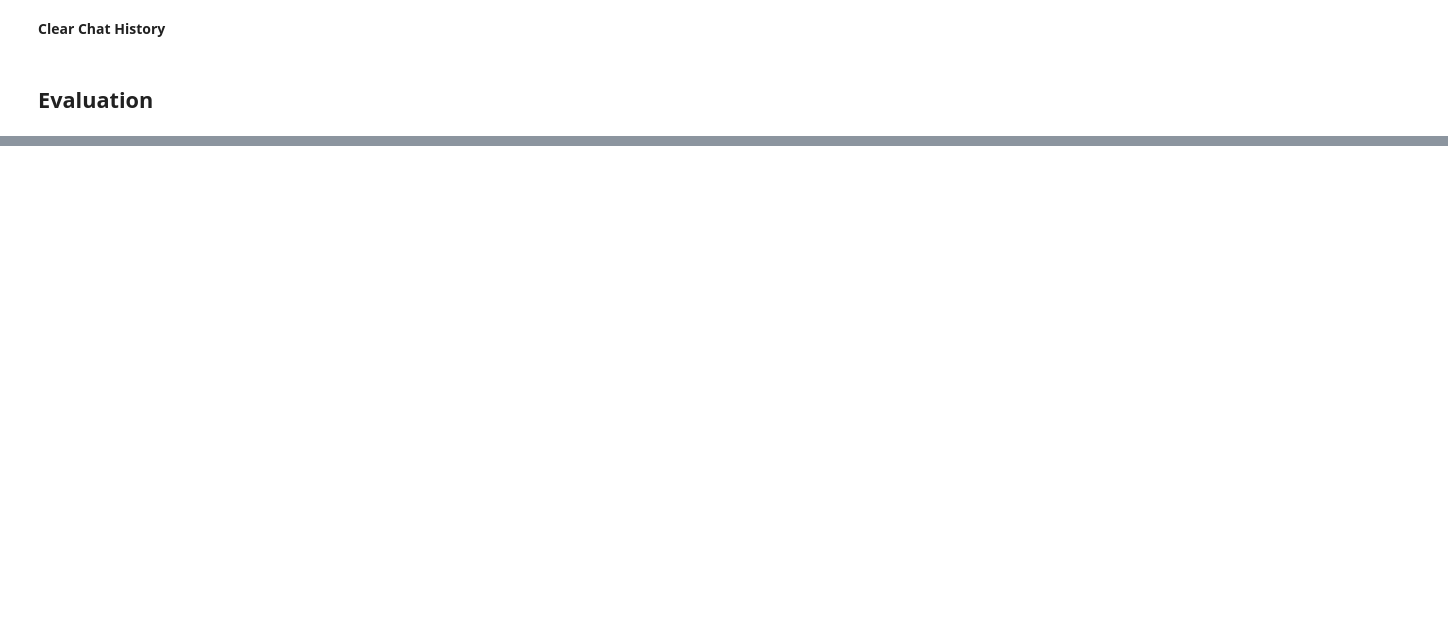
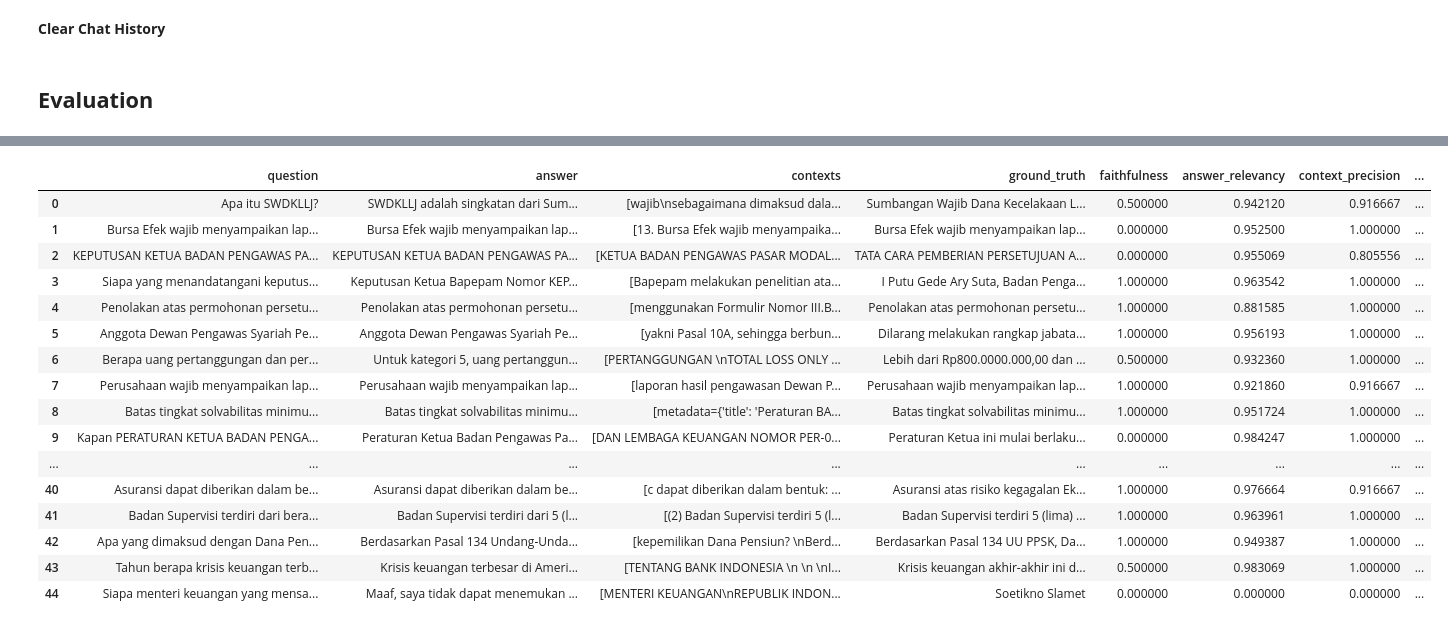
Before and after one commit to xmriz/chatbot-ojk-lc, a Jupyter notebook: main.ipynb, the cells around one changed output, grey strips where cells are left out. Saved outputs shown, nothing was run; the diff lists cells and outputs as text; code cells hidden in the pictures; blank space fills up the shorter version.

```diff
--- a/main.ipynb
+++ b/main.ipynb
@@ -18,9 +18,9 @@ config = get_config()
 # %%
 STORE = False
 DELETE = False
-K_STORE = 10
+K_STORE = 4
 TOP_K = 10
-TOP_N = 6
+TOP_N = 4
 model_name = ModelName.AZURE_OPENAI
 query_str = get_question("k")
 # query_str = "Apa judul peraturan nomor 37 /SEOJK.03/2016?"
@@ -177,0 +330,8 @@ chat_store.clear_all()
+# %%
+with open('dict_eval.json') as json_file:
+    d = json.load(json_file)
+# %%
+dataset = Dataset.from_dict(d)
+
+df = dataset.to_pandas()
+df.head()
@@ -177,0 +345,29 @@ chat_store.clear_all()
+# %%
+from ragas.metrics import faithfulness, answer_relevancy, context_precision, context_recall, answer_similarity, answer_correctness
+from ragas.metrics.critique import harmfulness
+from ragas import evaluate
+import nest_asyncio
+nest_asyncio.apply()
+
+score = evaluate(dataset, metrics=[faithfulness, answer_relevancy, context_precision, context_recall, answer_similarity, answer_correctness, harmfulness], llm=llm_model, embeddings=embed_model)
+# %%
+df = score.to_pandas()
+df
+# %% [output]
+|  | question | answer | contexts | ground_truth | faithfulness | answer_relevancy | context_precision | ... |
+| 0 | Apa itu SWDKLLJ? | SWDKLLJ adalah singkatan dari Sum... | [wajib\nsebagaimana dimaksud dala... | Sumbangan Wajib Dana Kecelakaan L... | 0.500000 | 0.942120 | 0.916667 | ... |
+| 1 | Bursa Efek wajib menyampaikan lap... | Bursa Efek wajib menyampaikan lap... | [13. Bursa Efek wajib menyampaika... | Bursa Efek wajib menyampaikan lap... | 0.000000 | 0.952500 | 1.000000 | ... |
+| 2 | KEPUTUSAN KETUA BADAN PENGAWAS PA... | KEPUTUSAN KETUA BADAN PENGAWAS PA... | [KETUA BADAN PENGAWAS PASAR MODAL... | TATA CARA PEMBERIAN PERSETUJUAN A... | 0.000000 | 0.955069 | 0.805556 | ... |
+| 3 | Siapa yang menandatangani keputus... | Keputusan Ketua Bapepam Nomor KEP... | [Bapepam melakukan penelitian ata... | I Putu Gede Ary Suta, Badan Penga... | 1.000000 | 0.963542 | 1.000000 | ... |
+| 4 | Penolakan atas permohonan persetu... | Penolakan atas permohonan persetu... | [menggunakan Formulir Nomor III.B... | Penolakan atas permohonan persetu... | 1.000000 | 0.881585 | 1.000000 | ... |
+| 5 | Anggota Dewan Pengawas Syariah Pe... | Anggota Dewan Pengawas Syariah Pe... | [yakni Pasal 10A, sehingga berbun... | Dilarang melakukan rangkap jabata... | 1.000000 | 0.956193 | 1.000000 | ... |
+| 6 | Berapa uang pertanggungan dan per... | Untuk kategori 5, uang pertanggun... | [PERTANGGUNGAN \nTOTAL LOSS ONLY ... | Lebih dari Rp800.0000.000,00 dan ... | 0.500000 | 0.932360 | 1.000000 | ... |
+| 7 | Perusahaan wajib menyampaikan lap... | Perusahaan wajib menyampaikan lap... | [laporan hasil pengawasan Dewan P... | Perusahaan wajib menyampaikan lap... | 1.000000 | 0.921860 | 0.916667 | ... |
+| 8 | Batas tingkat solvabilitas minimu... | Batas tingkat solvabilitas minimu... | [metadata={'title': 'Peraturan BA... | Batas tingkat solvabilitas minimu... | 1.000000 | 0.951724 | 1.000000 | ... |
+| 9 | Kapan PERATURAN KETUA BADAN PENGA... | Peraturan Ketua Badan Pengawas Pa... | [DAN LEMBAGA KEUANGAN NOMOR PER-0... | Peraturan Ketua ini mulai berlaku... | 0.000000 | 0.984247 | 1.000000 | ... |
+| ... | ... | ... | ... | ... | ... | ... | ... | ... |
+| 40 | Asuransi dapat diberikan dalam be... | Asuransi dapat diberikan dalam be... | [c dapat diberikan dalam bentuk: ... | Asuransi atas risiko kegagalan Ek... | 1.000000 | 0.976664 | 0.916667 | ... |
+| 41 | Badan Supervisi terdiri dari bera... | Badan Supervisi terdiri dari 5 (l... | [(2) Badan Supervisi terdiri 5 (l... | Badan Supervisi terdiri 5 (lima) ... | 1.000000 | 0.963961 | 1.000000 | ... |
+| 42 | Apa yang dimaksud dengan Dana Pen... | Berdasarkan Pasal 134 Undang-Unda... | [kepemilikan Dana Pensiun? \nBerd... | Berdasarkan Pasal 134 UU PPSK, Da... | 1.000000 | 0.949387 | 1.000000 | ... |
+| 43 | Tahun berapa krisis keuangan terb... | Krisis keuangan terbesar di Ameri... | [TENTANG BANK INDONESIA \n \n \nI... | Krisis keuangan akhir-akhir ini d... | 0.500000 | 0.983069 | 1.000000 | ... |
+| 44 | Siapa menteri keuangan yang mensa... | Maaf, saya tidak dapat menemukan ... | [MENTERI KEUANGAN\nREPUBLIK INDON... | Soetikno Slamet | 0.000000 | 0.000000 | 0.000000 | ... |
```
Also changed, not shown: parts of 10 cells of this notebook, 1 other file.
